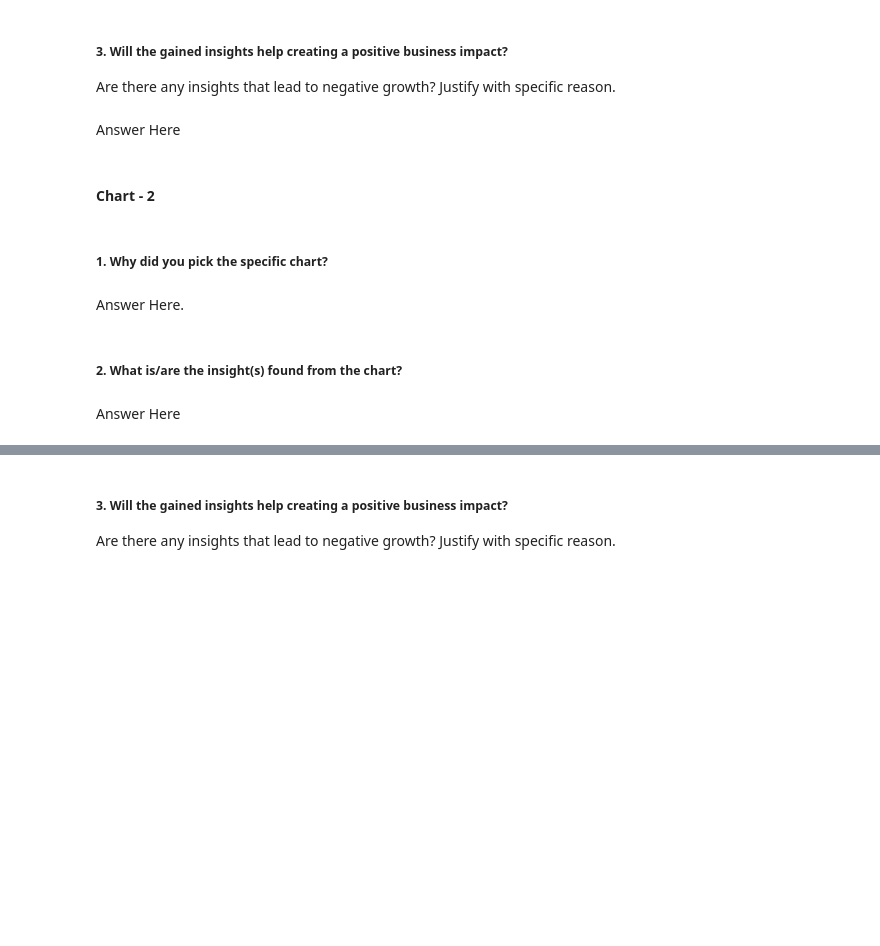
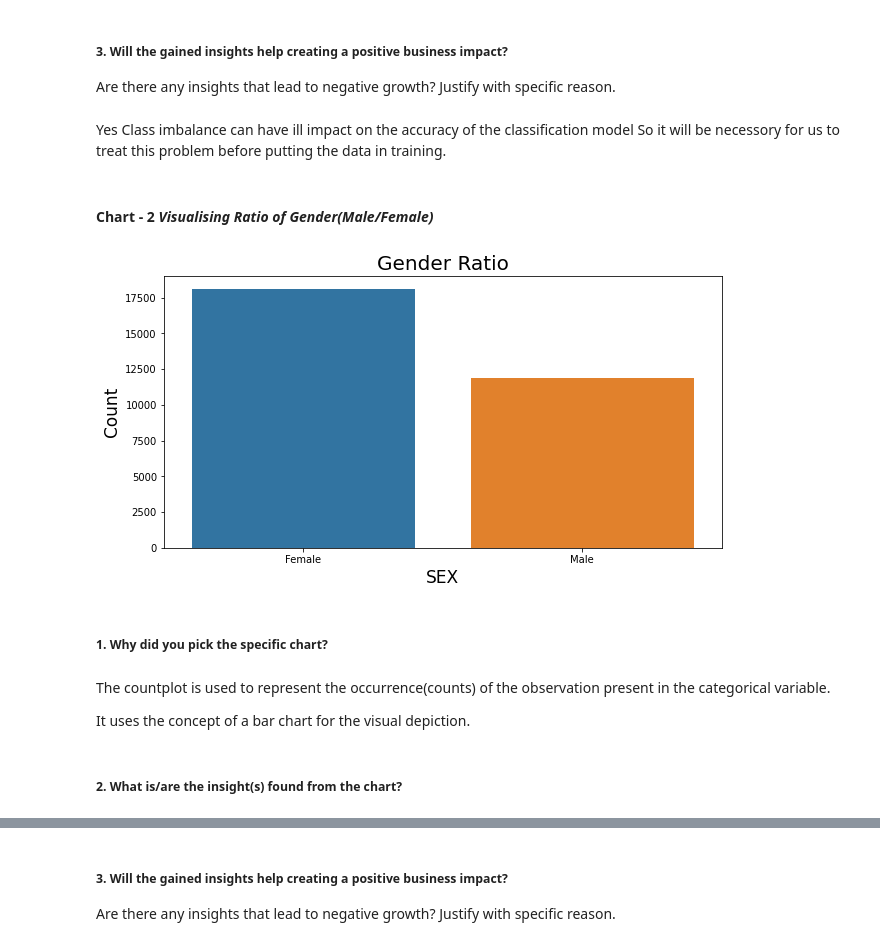
Before and after one commit to oweskhan77/Credit-Card-Default-Prediction, a Jupyter notebook: Credit_Card_Default_Prediction_ML_Submission_Template.ipynb, the cells around one changed output, grey strips where cells are left out. Cells and saved outputs as stored; diff of their text form; code cells hidden in the pictures; blank space fills up the shorter version.

```diff
--- a/Credit_Card_Default_Prediction_ML_Submission_Template.ipynb
+++ b/Credit_Card_Default_Prediction_ML_Submission_Template.ipynb
@@ -415,7 +442,7 @@ Answer Here
 # %% [markdown]
 ##### 3. Will the gained insights help creating a positive business impact?
 Are there any insights that lead to negative growth? Justify with specific reason.
-# %% [markdown]
-Answer Here
+# %% [markdown]
+Yes Class imbalance can have ill impact on the accuracy of the classification model So it will be necessory for us to treat this problem before putting the data in training.
 # %% [markdown]
-#### Chart - 2
+#### Chart - 2 ***Visualising Ratio of Gender(Male/Female)***
@@ -424,8 +449,18 @@ Answer Here
+# %%
+#Using Count plot to check Gender ratio from SEX column in cat_df
+plt.figure(figsize=(10,5))
+sns.countplot(x='SEX',data=df)
+plt.title('Gender Ratio',size=20)
+plt.xlabel('SEX',size=17)
+plt.ylabel('Count',size=17)
+plt.show()
+# %% [output]
+[figure, added]
 # %% [markdown]
 ##### 1. Why did you pick the specific chart?
-# %% [markdown]
-Answer Here.
+# %% [markdown]
+The countplot is used to represent the occurrence(counts) of the observation present in the categorical variable.
+
+It uses the concept of a bar chart for the visual depiction.
 # %% [markdown]
 ##### 2. What is/are the insight(s) found from the chart?
-# %% [markdown]
-Answer Here
```
Also changed, not shown: parts of 174 cells of this notebook.
